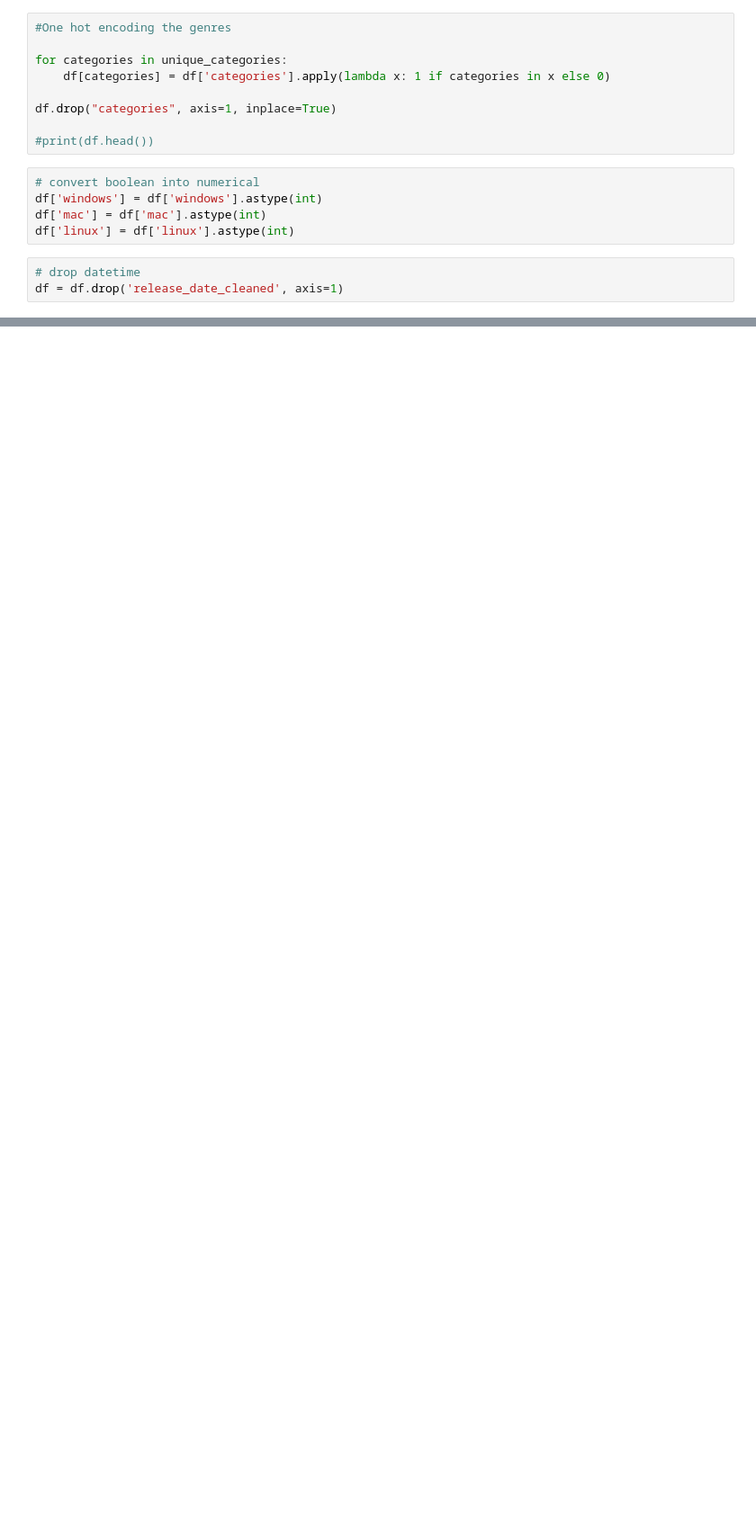
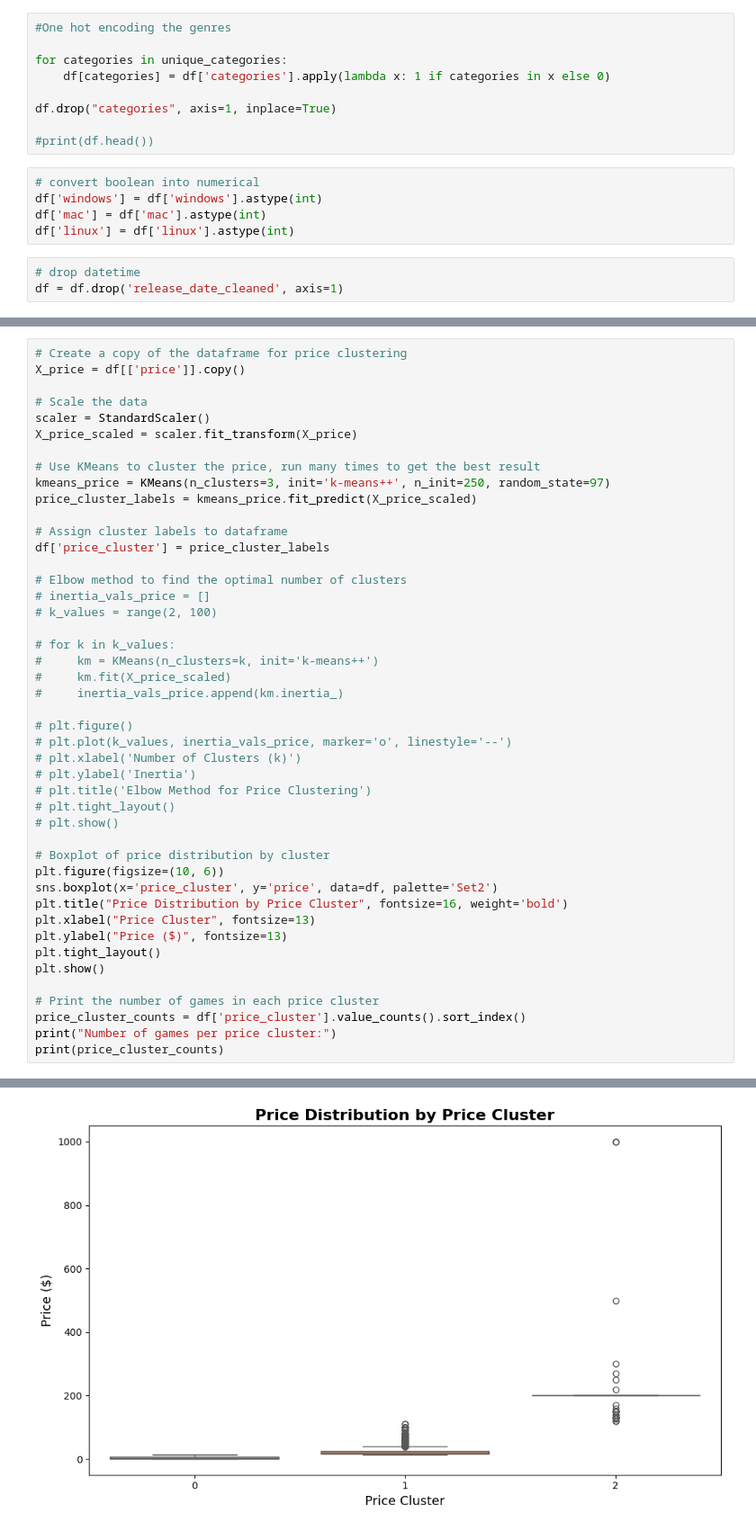
Before and after one commit to bvogler10/CS506_FinalProject, a Jupyter notebook: new-game-plus-backend/newgameplus/notebook.ipynb, the cells around one changed output, grey strips where cells are left out. Shown at 90% size. Cells and saved outputs as stored; diff of their text form; blank space fills up the shorter version.

```diff
--- a/new-game-plus-backend/newgameplus/notebook.ipynb
+++ b/new-game-plus-backend/newgameplus/notebook.ipynb
@@ -249,0 +321,46 @@ print(score)
+# %%
+# Create a copy of the dataframe for price clustering
+X_price = df[['price']].copy()
+
+# Scale the data
+scaler = StandardScaler()
+X_price_scaled = scaler.fit_transform(X_price)
+
+# Use KMeans to cluster the price, run many times to get the best result
+kmeans_price = KMeans(n_clusters=3, init='k-means++', n_init=250, random_state=97)
+price_cluster_labels = kmeans_price.fit_predict(X_price_scaled)
+
+# Assign cluster labels to dataframe
+df['price_cluster'] = price_cluster_labels
+
+# Elbow method to find the optimal number of clusters
+# inertia_vals_price = []
+# k_values = range(2, 100)
+
+# for k in k_values:
+#     km = KMeans(n_clusters=k, init='k-means++')
+#     km.fit(X_price_scaled)
+#     inertia_vals_price.append(km.inertia_)
+
+# plt.figure()
+# plt.plot(k_values, inertia_vals_price, marker='o', linestyle='--')
+# plt.xlabel('Number of Clusters (k)')
+# plt.ylabel('Inertia')
+# plt.title('Elbow Method for Price Clustering')
+# plt.tight_layout()
+# plt.show()
+
+# Boxplot of price distribution by cluster
+plt.figure(figsize=(10, 6))
+sns.boxplot(x='price_cluster', y='price', data=df, palette='Set2')
+plt.title("Price Distribution by Price Cluster", fontsize=16, weight='bold')
+plt.xlabel("Price Cluster", fontsize=13)
+plt.ylabel("Price ($)", fontsize=13)
+plt.tight_layout()
+plt.show()
+
+# Print the number of games in each price cluster
+price_cluster_counts = df['price_cluster'].value_counts().sort_index()
+print("Number of games per price cluster:")
+print(price_cluster_counts)
+# %% [output]
@@ -249,0 +370 @@ print(score)
+[figure, added]
```
Also changed, not shown: parts of 12 cells of this notebook, 2 other files.
